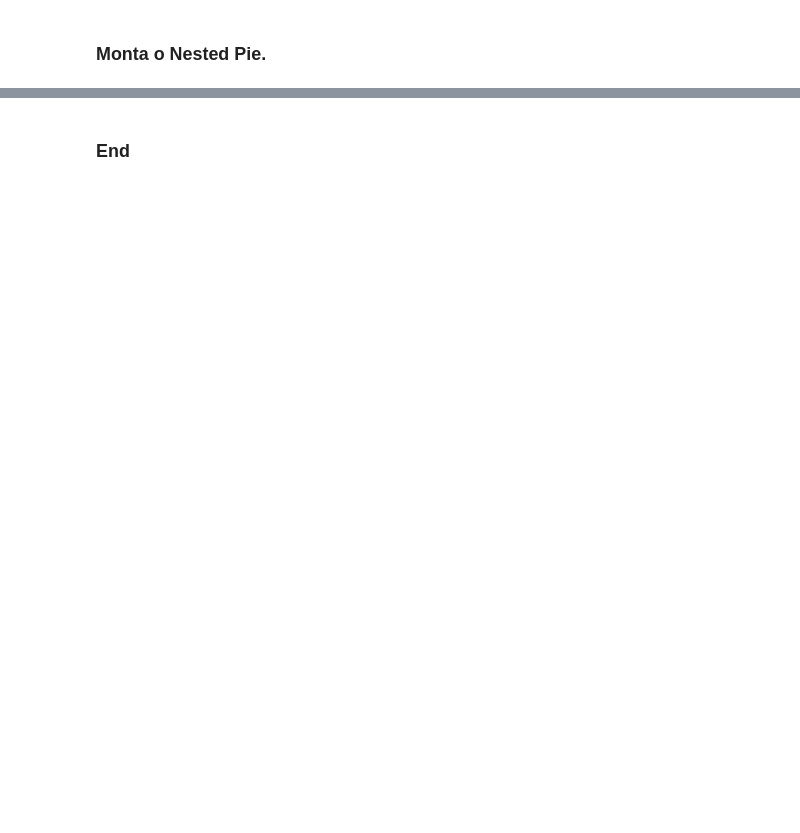
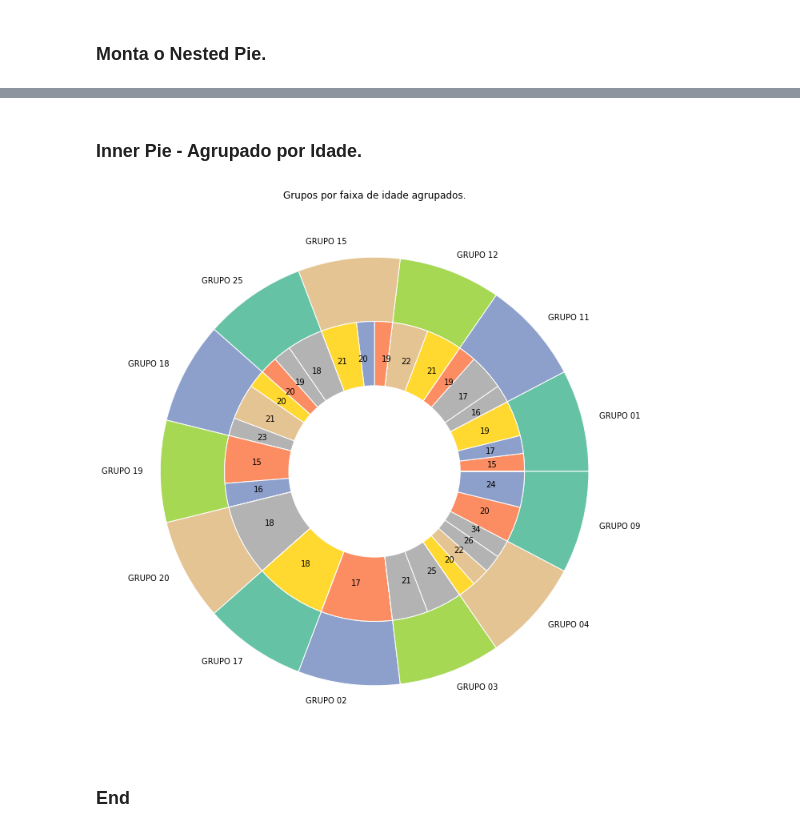
Before and after one commit to jmsimao/DCTI-Hackathon-2024, a Jupyter notebook: Hackathon 2024 - Grupos.ipynb, the cells around one changed output, grey strips where cells are left out. Cells and saved outputs as stored; diff of their text form; code cells hidden in the pictures; blank space fills up the shorter version.

```diff
--- a/Hackathon 2024 - Grupos.ipynb
+++ b/Hackathon 2024 - Grupos.ipynb
@@ -861,0 +879,5 @@ innerPie()
+# %%
+insGrp=ins[(ins['grupo']!='N')][['nome','idade','grupo']]
+insGrp.groupby(['grupo','idade'])[['grupo','idade']].count()
+insGrp.reset_index()
+insGrp
@@ -862,2 +973,8 @@ innerPie()
+# %% [markdown]
+### Inner Pie - Agrupado por Idade.
+# %%
+innerPie(data, grupoIdade, etiquetaInterna, titulo='Grupos por faixa de idade agrupados.', arquivoimagem='InnerPie_002.jpg')
+# %% [output]
+[figure, added]
 # %% [markdown]
 ### End
```
Also changed, not shown: parts of 15 cells of this notebook, 27 other files.
